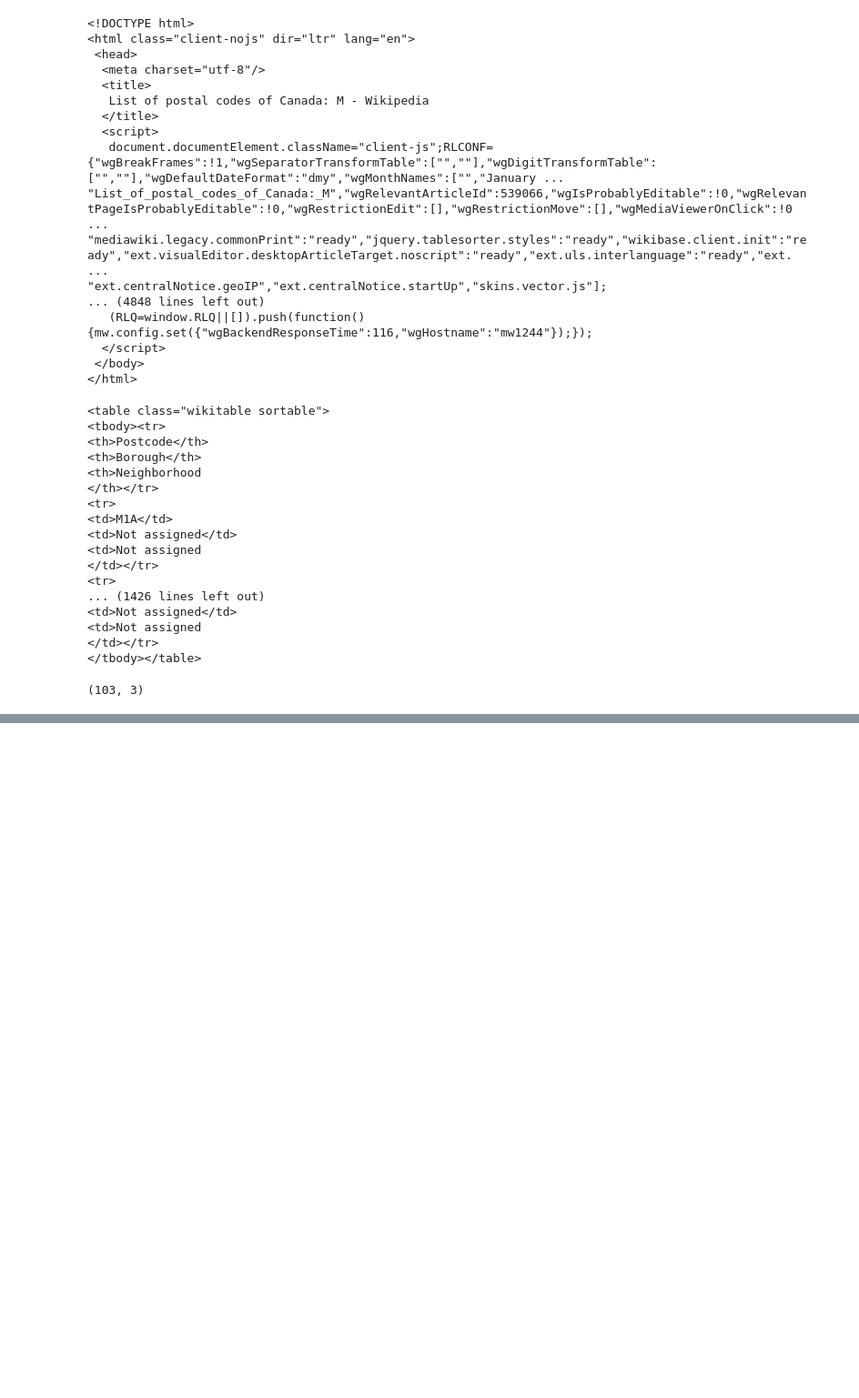
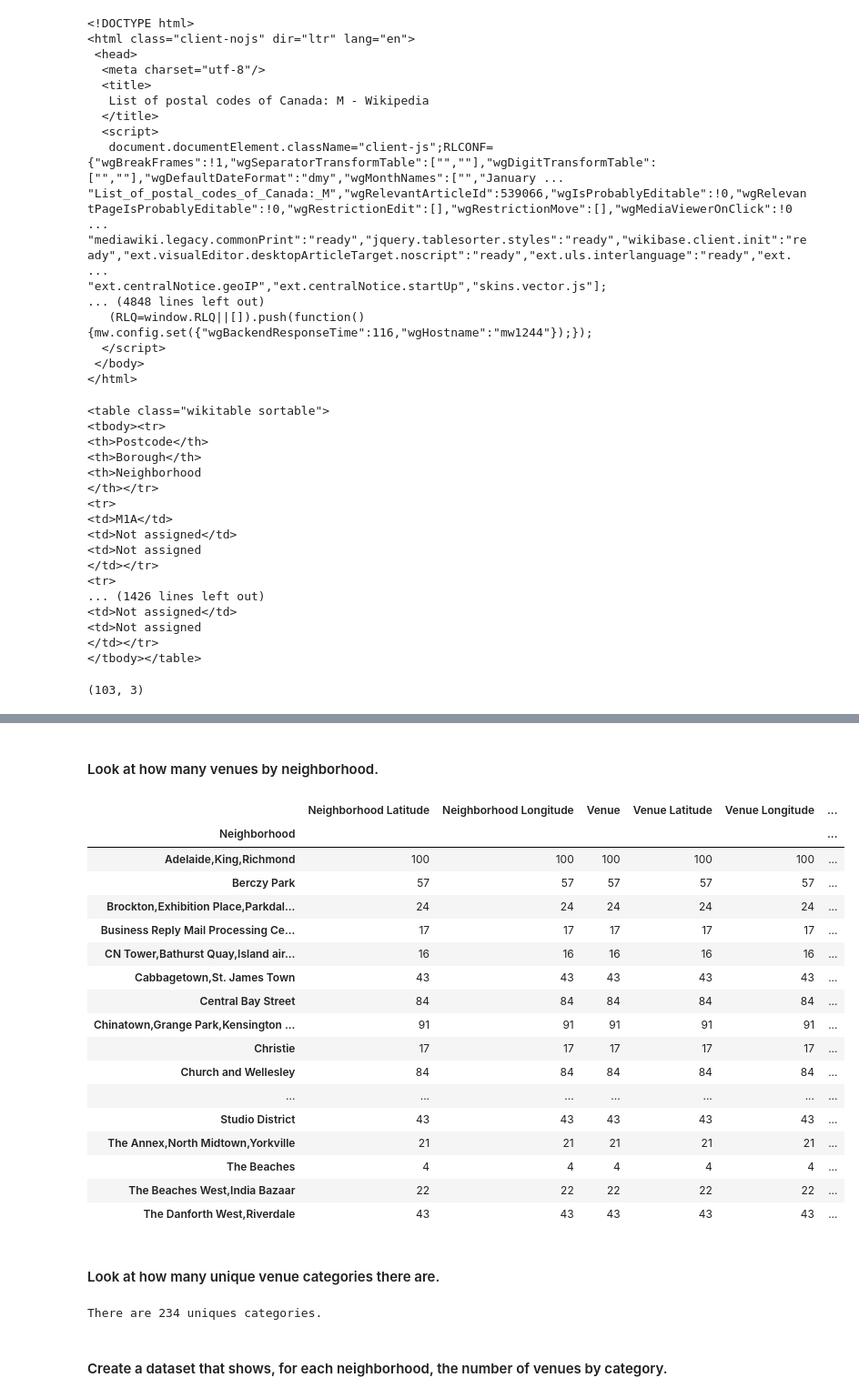
Before and after one commit to adamson22/Coursera_Capstone, a Jupyter notebook: Toronto Neighborhood Analysis.ipynb, the cells around one changed output, grey strips where cells are left out. Shown at 91% size. Drawn from its saved outputs; the diff is of its cells as text; code cells hidden in the pictures; blank space fills up the shorter version.

Commit message:
Published from Watson Studio.

```diff
--- a/Toronto Neighborhood Analysis.ipynb
+++ b/Toronto Neighborhood Analysis.ipynb
@@ -94,0 +189,9 @@ df_ontario_grouped.shape  # 103,3
+# %%
+# Get Toronta Lat, Long
+address = 'Toronto, Ontario, Canada'
+
+geolocator = Nominatim(user_agent="CA_explorer")
+location = geolocator.geocode(address)
+latitude = location.latitude
+longitude = location.longitude
+print('The geograpical coordinate of Toronta are {}, {}.'.format(latitude, longitude))
@@ -94,0 +200,18 @@ df_ontario_grouped.shape  # 103,3
+# %%
+# create map of Toronto using latitude and longitude values
+map_toronto = folium.Map(location=[latitude, longitude], zoom_start=12)
+
+# add markers to map
+for lat, lng, label in zip(df_toronto['Latitude'], df_toronto['Longitude'], df_toronto['Neighborhood']):
+    label = folium.Popup(label, parse_html=True)
+    folium.CircleMarker(
+        [lat, lng],
+        radius=5,
+        popup=label,
+        color='blue',
+        fill=True,
+        fill_color='#3186cc',
+        fill_opacity=0.7,
+        parse_html=False).add_to(map_toronto)
+
+map_toronto
@@ -94,0 +222,5 @@ df_ontario_grouped.shape  # 103,3
+# %%
+CLIENT_ID = 'XXX' # your Foursquare ID
+CLIENT_SECRET = 'XXX' # your Foursquare Secret
+VERSION = '20180605' # Foursquare API version
+LIMIT = 100 # number of returns
@@ -94,0 +267,4 @@ df_ontario_grouped.shape  # 103,3
+# %%
+toronto_venues = getNearbyVenues(names=df_toronto['Neighborhood'],
+                                   latitudes=df_toronto['Latitude'],
+                                   longitudes=df_toronto['Longitude'])
@@ -94,0 +302,31 @@ df_ontario_grouped.shape  # 103,3
+# %% [markdown]
+#### Look at how many venues by neighborhood.
+# %%
+toronto_venues.groupby('Neighborhood').count()
+# %% [output]
+|  | Neighborhood Latitude | Neighborhood Longitude | Venue | Venue Latitude | Venue Longitude | ... |
+| Neighborhood |  |  |  |  |  | ... |
+| Adelaide,King,Richmond | 100 | 100 | 100 | 100 | 100 | ... |
+| Berczy Park | 57 | 57 | 57 | 57 | 57 | ... |
+| Brockton,Exhibition Place,Parkdal... | 24 | 24 | 24 | 24 | 24 | ... |
+| Business Reply Mail Processing Ce... | 17 | 17 | 17 | 17 | 17 | ... |
+| CN Tower,Bathurst Quay,Island air... | 16 | 16 | 16 | 16 | 16 | ... |
+| Cabbagetown,St. James Town | 43 | 43 | 43 | 43 | 43 | ... |
+| Central Bay Street | 84 | 84 | 84 | 84 | 84 | ... |
+| Chinatown,Grange Park,Kensington ... | 91 | 91 | 91 | 91 | 91 | ... |
+| Christie | 17 | 17 | 17 | 17 | 17 | ... |
+| Church and Wellesley | 84 | 84 | 84 | 84 | 84 | ... |
+| ... | ... | ... | ... | ... | ... | ... |
+| Studio District | 43 | 43 | 43 | 43 | 43 | ... |
+| The Annex,North Midtown,Yorkville | 21 | 21 | 21 | 21 | 21 | ... |
+| The Beaches | 4 | 4 | 4 | 4 | 4 | ... |
+| The Beaches West,India Bazaar | 22 | 22 | 22 | 22 | 22 | ... |
+| The Danforth West,Riverdale | 43 | 43 | 43 | 43 | 43 | ... |
+# %% [markdown]
+#### Look at how many unique venue categories there are.
+# %%
+print('There are {} uniques categories.'.format(len(toronto_venues['Venue Category'].unique())))
+# %% [output]
+There are 234 uniques categories.
+# %% [markdown]
+#### Create a dataset that shows, for each neighborhood, the number of venues by category.
```
Also changed, not shown: parts of 40 cells of this notebook.
